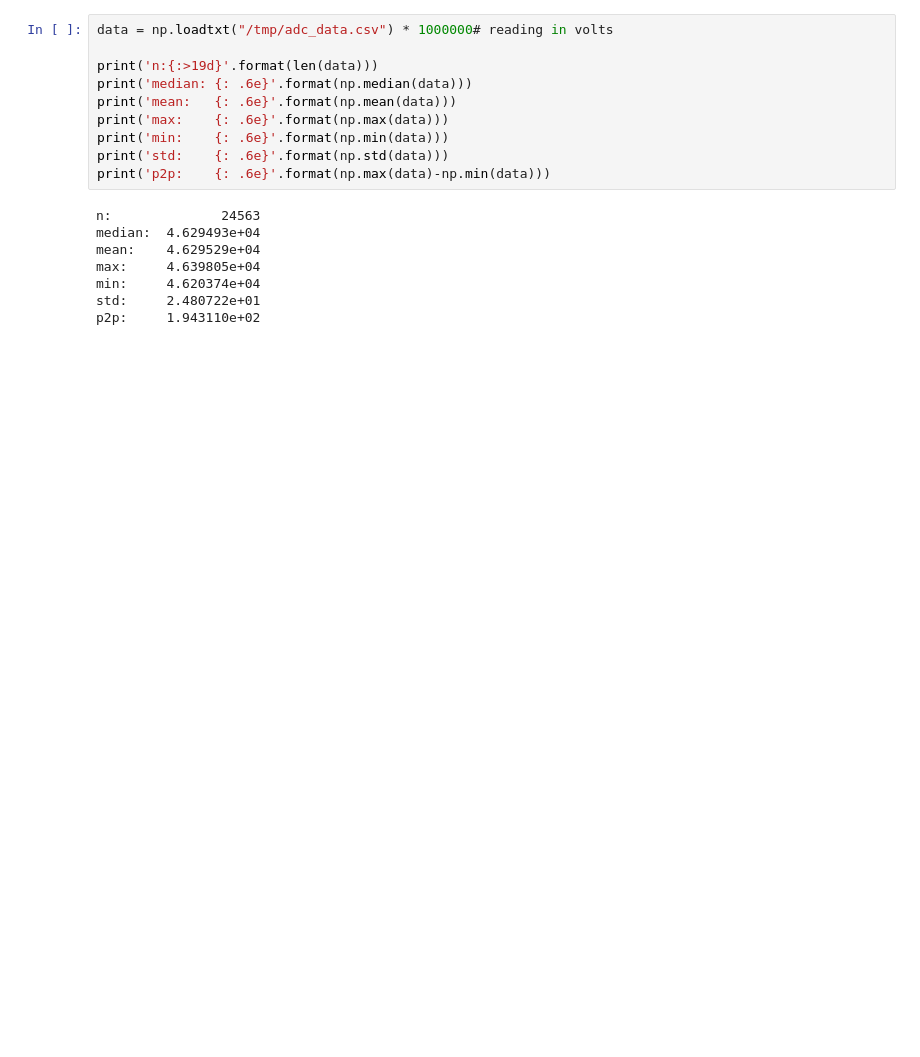
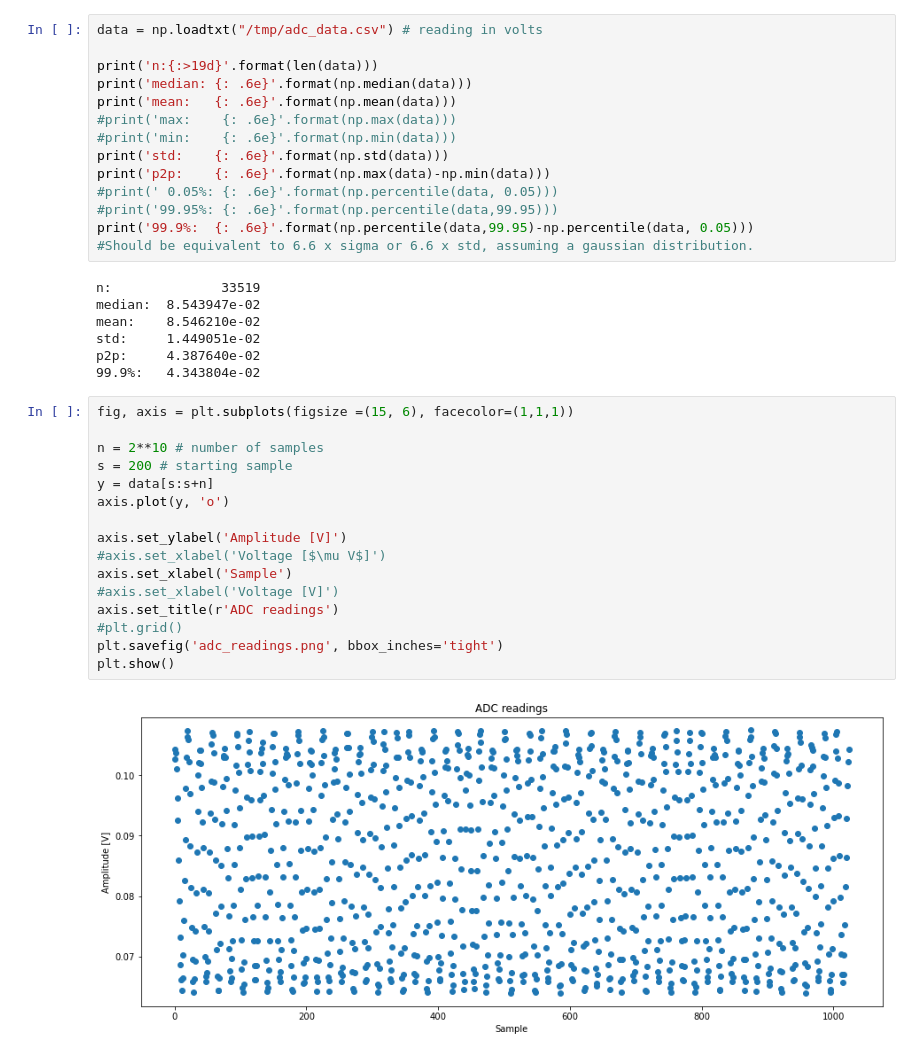
Before and after one commit to Habraken/WaveShare-ADS1256, a Jupyter notebook: data_analysis.ipynb, the cells around one changed output. Drawn from its saved outputs; the diff is of its cells as text; blank space fills up the shorter version.

```diff
--- a/data_analysis.ipynb
+++ b/data_analysis.ipynb
@@ -5,21 +32,42 @@ from scipy.signal import find_peaks
 # %%
-data = np.loadtxt("/tmp/adc_data.csv") * 1000000# reading in volts
+data = np.loadtxt("/tmp/adc_data.csv") # reading in volts
 
 print('n:{:>19d}'.format(len(data)))
 print('median: {: .6e}'.format(np.median(data)))
 print('mean:   {: .6e}'.format(np.mean(data)))
-print('max:    {: .6e}'.format(np.max(data)))
-print('min:    {: .6e}'.format(np.min(data)))
+#print('max:    {: .6e}'.format(np.max(data)))
+#print('min:    {: .6e}'.format(np.min(data)))
 print('std:    {: .6e}'.format(np.std(data)))
 print('p2p:    {: .6e}'.format(np.max(data)-np.min(data)))
+#print(' 0.05%: {: .6e}'.format(np.percentile(data, 0.05)))
+#print('99.95%: {: .6e}'.format(np.percentile(data,99.95)))
+print('99.9%:  {: .6e}'.format(np.percentile(data,99.95)-np.percentile(data, 0.05)))
+#Should be equivalent to 6.6 x sigma or 6.6 x std, assuming a gaussian distribution.
 # %% [output]
-n:              24563
-median:  4.629493e+04
-mean:    4.629529e+04
-max:     4.639805e+04
-min:     4.620374e+04
-std:     2.480722e+01
-p2p:     1.943110e+02
+n:              33519
+median:  8.543947e-02
+mean:    8.546210e-02
+std:     1.449051e-02
+p2p:     4.387640e-02
+99.9%:   4.343804e-02
+# %%
+fig, axis = plt.subplots(figsize =(15, 6), facecolor=(1,1,1))
+
+n = 2**10 # number of samples
+s = 200 # starting sample
+y = data[s:s+n]
+axis.plot(y, 'o')
+
+axis.set_ylabel('Amplitude [V]')
+#axis.set_xlabel('Voltage [$\mu V$]')
+axis.set_xlabel('Sample')
+#axis.set_xlabel('Voltage [V]')
+axis.set_title(r'ADC readings')
+#plt.grid()
+plt.savefig('adc_readings.png', bbox_inches='tight')
+plt.show()
+# %% [output]
+[figure, added]
 # %%
 fig, axis = plt.subplots(figsize =(15, 6), facecolor=(1,1,1))
 
```
Also changed, not shown: parts of 7 cells of this notebook.
